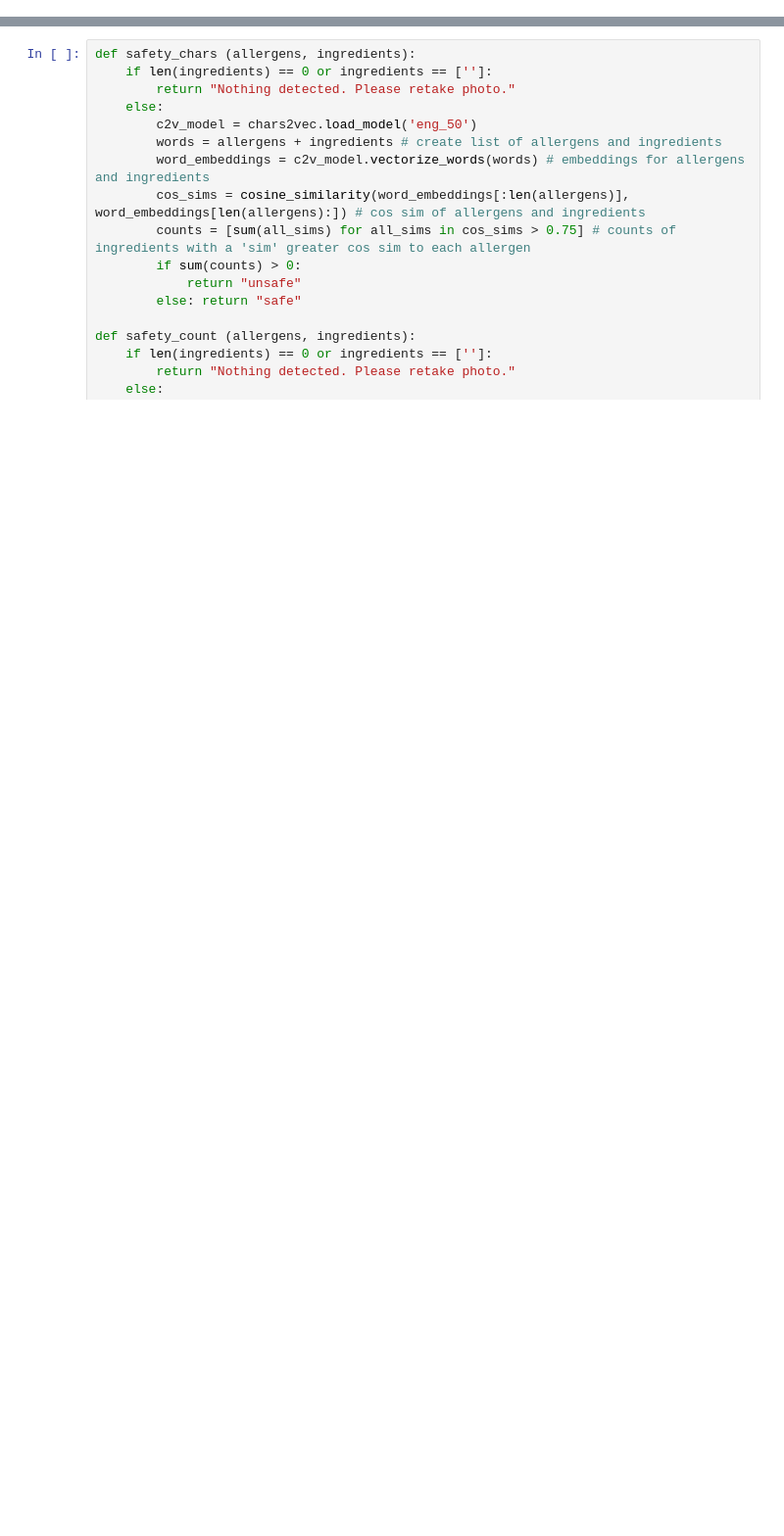
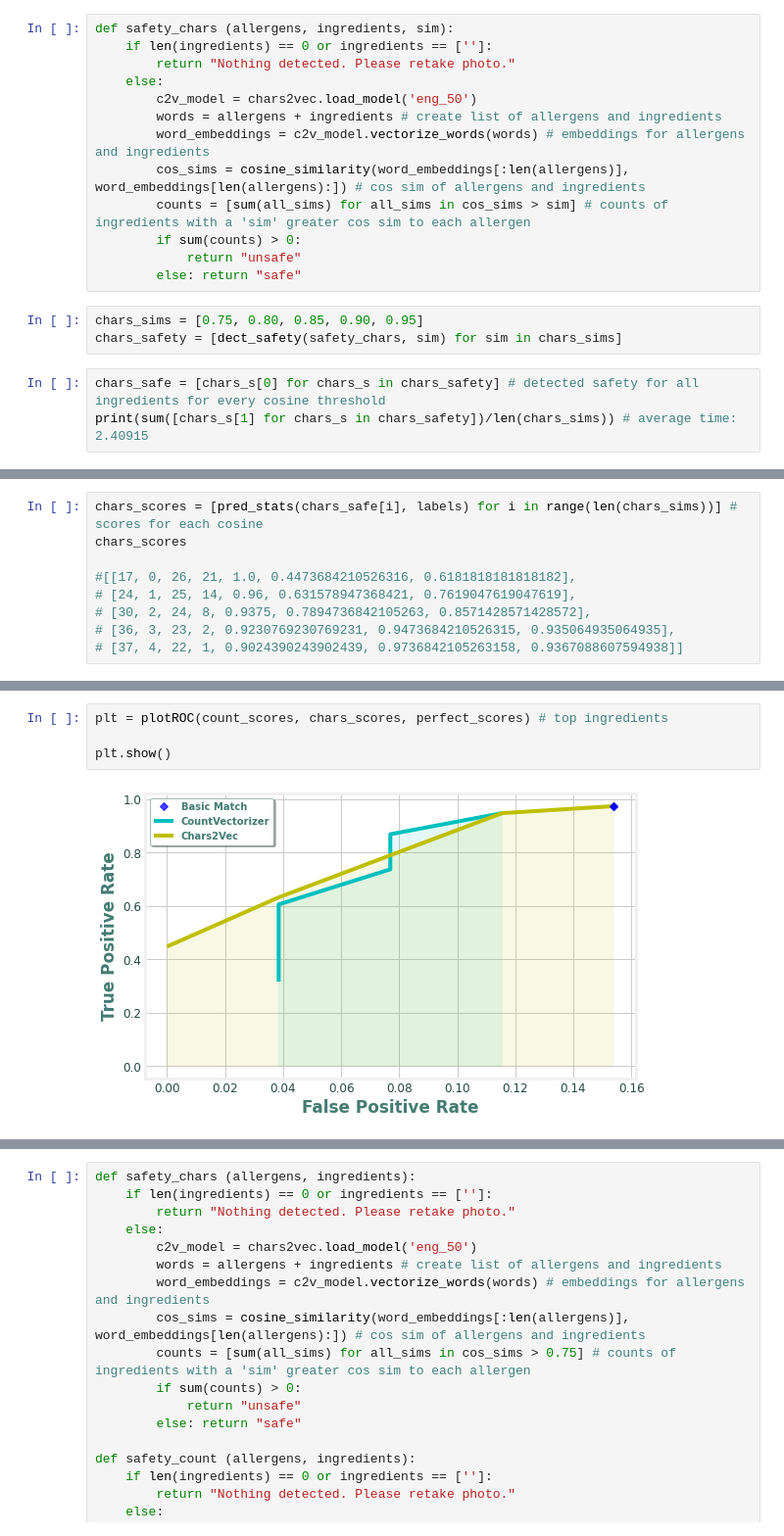
Before and after one commit to emrusson/w210capstone, a Jupyter notebook: Evaluation_UserTdata.ipynb, the cells around one changed output, grey strips where cells are left out. Shown: that part at 98% size. Drawn from its saved outputs; the diff is of its cells as text; blank space fills up the shorter version.

```diff
--- a/Evaluation_UserTdata.ipynb
+++ b/Evaluation_UserTdata.ipynb
@@ -99,0 +263,19 @@ def safety (allergens, ingredients):
+# %%
+def safety_chars (allergens, ingredients, sim):
+    if len(ingredients) == 0 or ingredients == ['']:
+        return "Nothing detected. Please retake photo."
+    else:
+        c2v_model = chars2vec.load_model('eng_50')
+        words = allergens + ingredients # create list of allergens and ingredients
+        word_embeddings = c2v_model.vectorize_words(words) # embeddings for allergens and ingredients
+        cos_sims = cosine_similarity(word_embeddings[:len(allergens)], word_embeddings[len(allergens):]) # cos sim of allergens and ingredients
+        counts = [sum(all_sims) for all_sims in cos_sims > sim] # counts of ingredients with a 'sim' greater cos sim to each allergen
+        if sum(counts) > 0:
+            return "unsafe"
+        else: return "safe"
+# %%
+chars_sims = [0.75, 0.80, 0.85, 0.90, 0.95]
+chars_safety = [dect_safety(safety_chars, sim) for sim in chars_sims]
+# %%
+chars_safe = [chars_s[0] for chars_s in chars_safety] # detected safety for all ingredients for every cosine threshold
+print(sum([chars_s[1] for chars_s in chars_safety])/len(chars_sims)) # average time: 2.40915
@@ -99,0 +284,9 @@ def safety (allergens, ingredients):
+# %%
+chars_scores = [pred_stats(chars_safe[i], labels) for i in range(len(chars_sims))] # scores for each cosine
+chars_scores
+
+#[[17, 0, 26, 21, 1.0, 0.4473684210526316, 0.6181818181818182],
+# [24, 1, 25, 14, 0.96, 0.631578947368421, 0.7619047619047619],
+# [30, 2, 24, 8, 0.9375, 0.7894736842105263, 0.8571428571428572],
+# [36, 3, 23, 2, 0.9230769230769231, 0.9473684210526315, 0.935064935064935],
+# [37, 4, 22, 1, 0.9024390243902439, 0.9736842105263158, 0.9367088607594938]]
@@ -99,0 +354,6 @@ def safety (allergens, ingredients):
+# %%
+plt = plotROC(count_scores, chars_scores, perfect_scores) # top ingredients
+
+plt.show()
+# %% [output]
+[figure, added]
```
Also changed, not shown: parts of 69 cells of this notebook, 1 other file.
